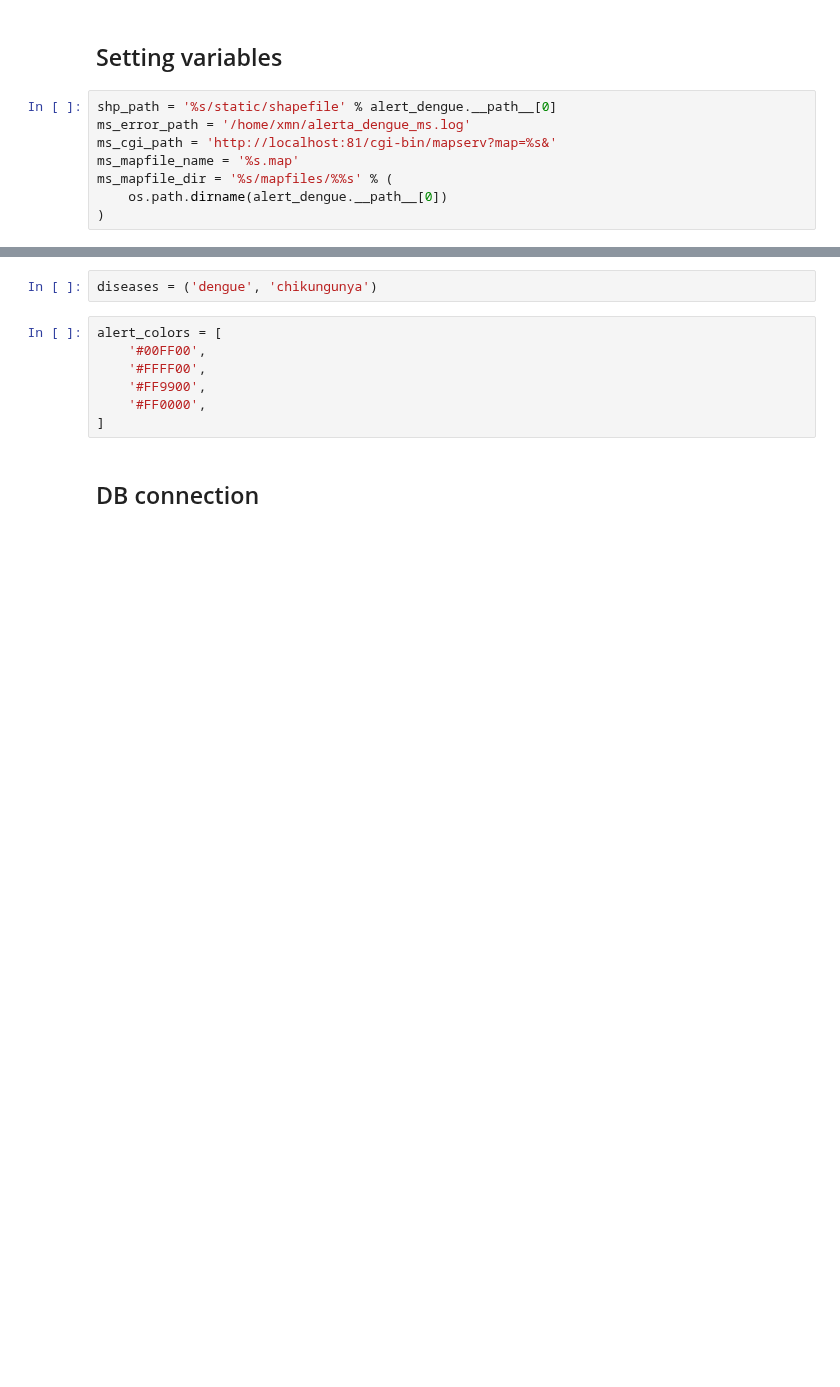
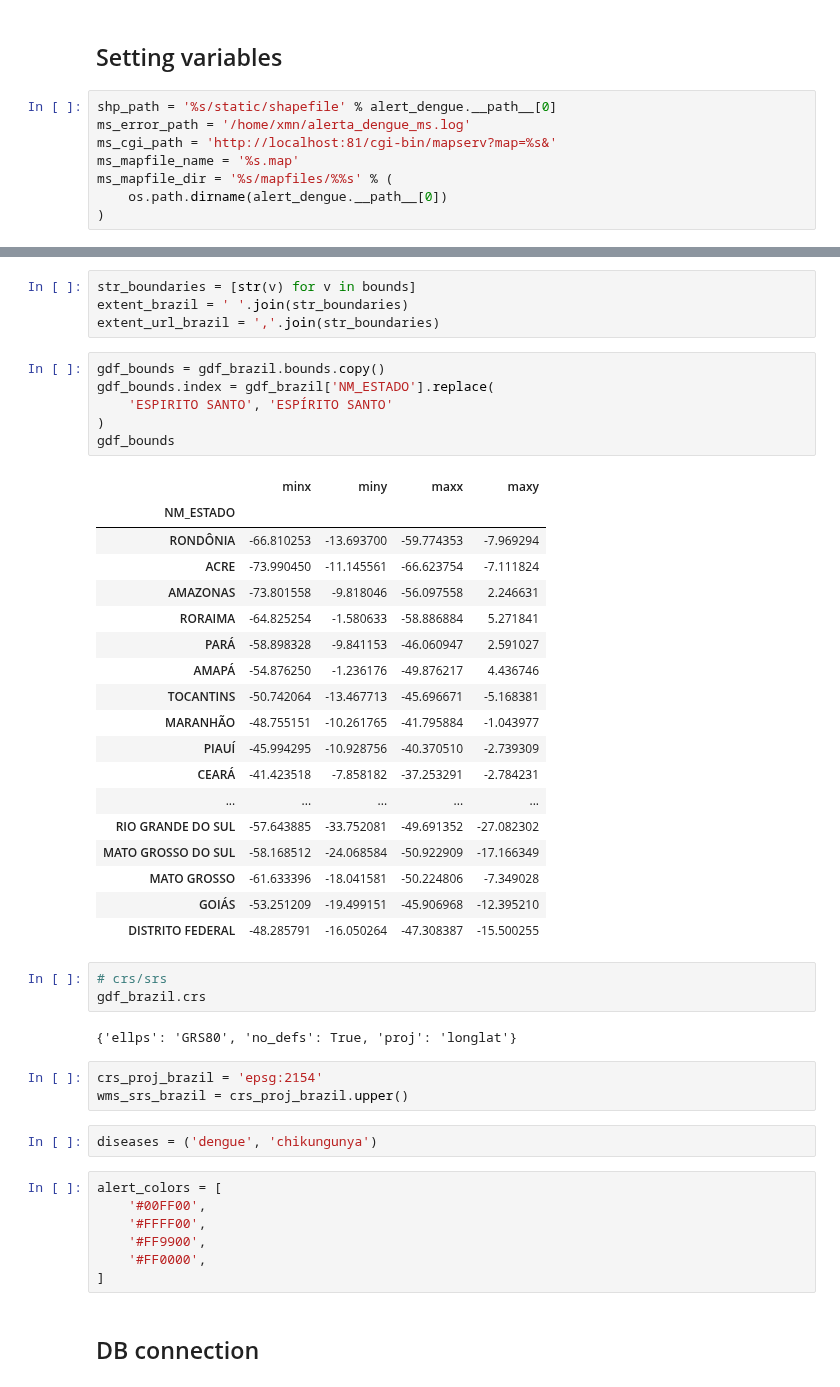
Before and after one commit to AlertaDengue/AlertaDengue, a Jupyter notebook: notebooks/Mapserver.ipynb, the cells around one changed output, grey strips where cells are left out. Saved outputs shown, nothing was run; the diff lists cells and outputs as text; blank space fills up the shorter version.

```diff
--- a/notebooks/Mapserver.ipynb
+++ b/notebooks/Mapserver.ipynb
@@ -21,3 +44,40 @@ ms_mapfile_dir = '%s/mapfiles/%%s' % (
+# %%
+str_boundaries = [str(v) for v in bounds]
+extent_brazil = ' '.join(str_boundaries)
+extent_url_brazil = ','.join(str_boundaries)
+# %%
+gdf_bounds = gdf_brazil.bounds.copy()
+gdf_bounds.index = gdf_brazil['NM_ESTADO'].replace(
+    'ESPIRITO SANTO', 'ESPÍRITO SANTO'
+)
+gdf_bounds
+# %% [output]
+|  | minx | miny | maxx | maxy |
+| NM_ESTADO |  |  |  |  |
+| RONDÔNIA | -66.810253 | -13.693700 | -59.774353 | -7.969294 |
+| ACRE | -73.990450 | -11.145561 | -66.623754 | -7.111824 |
+| AMAZONAS | -73.801558 | -9.818046 | -56.097558 | 2.246631 |
+| RORAIMA | -64.825254 | -1.580633 | -58.886884 | 5.271841 |
+| PARÁ | -58.898328 | -9.841153 | -46.060947 | 2.591027 |
+| AMAPÁ | -54.876250 | -1.236176 | -49.876217 | 4.436746 |
+| TOCANTINS | -50.742064 | -13.467713 | -45.696671 | -5.168381 |
+| MARANHÃO | -48.755151 | -10.261765 | -41.795884 | -1.043977 |
+| PIAUÍ | -45.994295 | -10.928756 | -40.370510 | -2.739309 |
+| CEARÁ | -41.423518 | -7.858182 | -37.253291 | -2.784231 |
+| ... | ... | ... | ... | ... |
+| RIO GRANDE DO SUL | -57.643885 | -33.752081 | -49.691352 | -27.082302 |
+| MATO GROSSO DO SUL | -58.168512 | -24.068584 | -50.922909 | -17.166349 |
+| MATO GROSSO | -61.633396 | -18.041581 | -50.224806 | -7.349028 |
+| GOIÁS | -53.251209 | -19.499151 | -45.906968 | -12.395210 |
+| DISTRITO FEDERAL | -48.285791 | -16.050264 | -47.308387 | -15.500255 |
+# %%
+# crs/srs
+gdf_brazil.crs
+# %% [output]
+{'ellps': 'GRS80', 'no_defs': True, 'proj': 'longlat'}
+# %%
+crs_proj_brazil = 'epsg:2154'
+wms_srs_brazil = crs_proj_brazil.upper()
 # %%
 diseases = ('dengue', 'chikungunya')
 # %%
```
Also changed, not shown: parts of 8 cells of this notebook, 1 other file.
